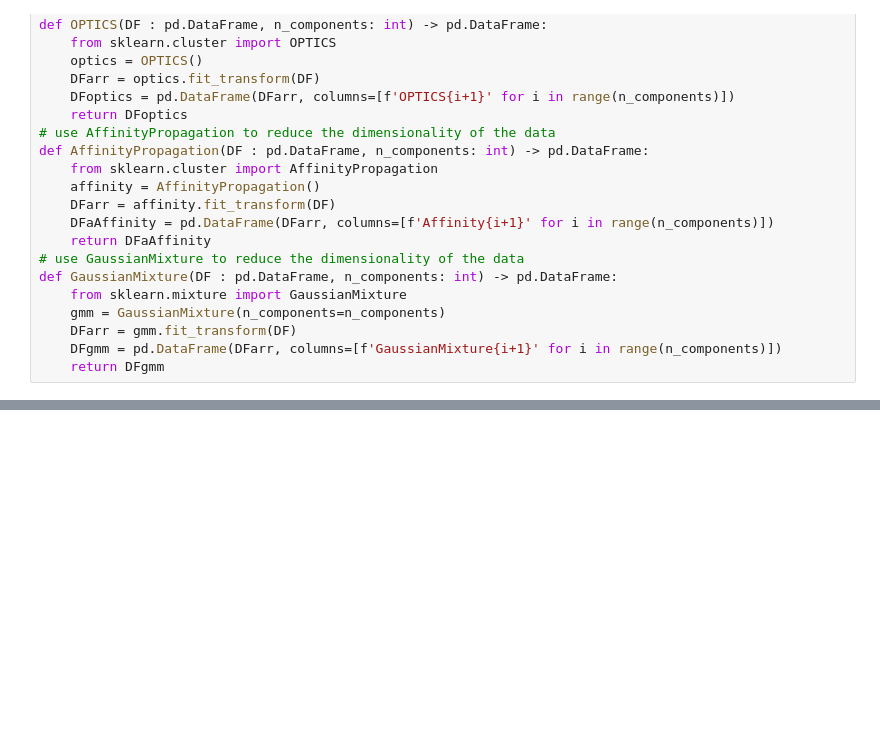
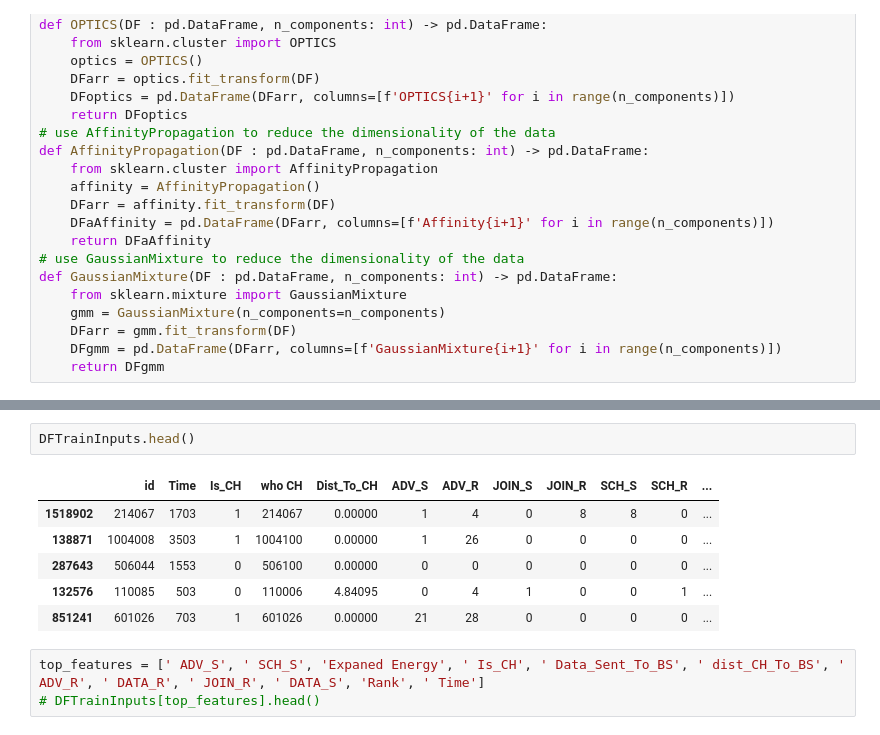
Before and after one commit to Nedal-haltam/ML-wsn-ids-ds-project, a Jupyter notebook: wsn-ids-ds-notebook.ipynb, the cells around one changed output, grey strips where cells are left out. Saved outputs shown, nothing was run; the diff lists cells and outputs as text; blank space fills up the shorter version.

```diff
--- a/wsn-ids-ds-notebook.ipynb
+++ b/wsn-ids-ds-notebook.ipynb
@@ -265,0 +628,12 @@ DRFunctions.__len__()
+# %%
+DFTrainInputs.head()
+# %% [output]
+|  | id | Time | Is_CH | who CH | Dist_To_CH | ADV_S | ADV_R | JOIN_S | JOIN_R | SCH_S | SCH_R | ... |
+| 1518902 | 214067 | 1703 | 1 | 214067 | 0.00000 | 1 | 4 | 0 | 8 | 8 | 0 | ... |
+| 138871 | 1004008 | 3503 | 1 | 1004100 | 0.00000 | 1 | 26 | 0 | 0 | 0 | 0 | ... |
+| 287643 | 506044 | 1553 | 0 | 506100 | 0.00000 | 0 | 0 | 0 | 0 | 0 | 0 | ... |
+| 132576 | 110085 | 503 | 0 | 110006 | 4.84095 | 0 | 4 | 1 | 0 | 0 | 1 | ... |
+| 851241 | 601026 | 703 | 1 | 601026 | 0.00000 | 21 | 28 | 0 | 0 | 0 | 0 | ... |
+# %%
+top_features = [' ADV_S', ' SCH_S', 'Expaned Energy', ' Is_CH', ' Data_Sent_To_BS', ' dist_CH_To_BS', ' ADV_R', ' DATA_R', ' JOIN_R', ' DATA_S', 'Rank', ' Time']
+# DFTrainInputs[top_features].head()
```
Also changed, not shown: parts of 39 cells of this notebook, 3 other files.
